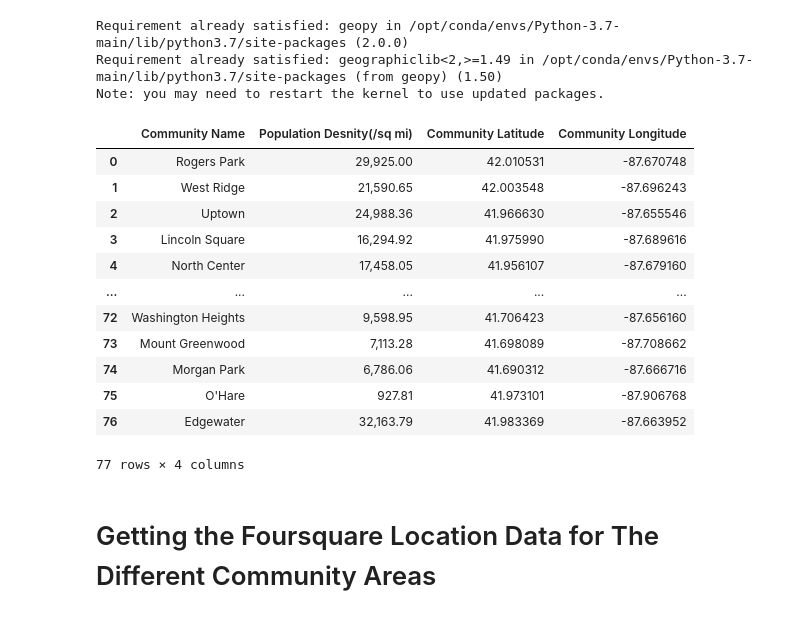
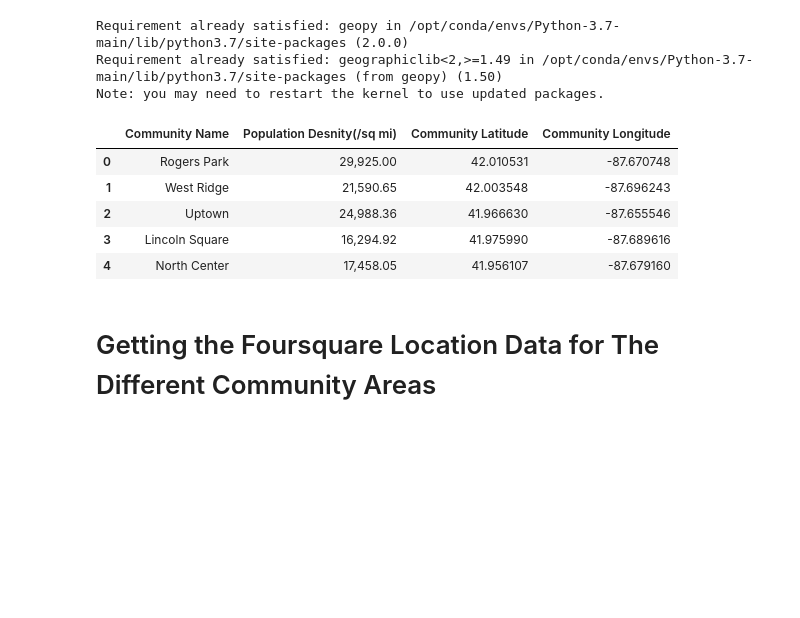
Before and after one commit to gjreig/Capstone, a Jupyter notebook: New Clustering Chicago's Community Areas.ipynb, the cells around one changed output. Cells and saved outputs as stored; diff of their text form; code cells hidden in the pictures; blank space fills up the shorter version.

```diff
--- a/New Clustering Chicago's Community Areas.ipynb
+++ b/New Clustering Chicago's Community Areas.ipynb
@@ -145,21 +141,14 @@ for value in df['Community Name']:
 df['Community Latitude']=lat
 df['Community Longitude']=long
 # %%
-df
+df.head()
 # %% [output]
 |  | Community Name | Population Desnity(/sq mi) | Community Latitude | Community Longitude |
 | 0 | Rogers Park | 29,925.00 | 42.010531 | -87.670748 |
 | 1 | West Ridge | 21,590.65 | 42.003548 | -87.696243 |
 | 2 | Uptown | 24,988.36 | 41.966630 | -87.655546 |
 | 3 | Lincoln Square | 16,294.92 | 41.975990 | -87.689616 |
 | 4 | North Center | 17,458.05 | 41.956107 | -87.679160 |
-| ... | ... | ... | ... | ... |
-| 72 | Washington Heights | 9,598.95 | 41.706423 | -87.656160 |
-| 73 | Mount Greenwood | 7,113.28 | 41.698089 | -87.708662 |
-| 74 | Morgan Park | 6,786.06 | 41.690312 | -87.666716 |
-| 75 | O'Hare | 927.81 | 41.973101 | -87.906768 |
-| 76 | Edgewater | 32,163.79 | 41.983369 | -87.663952 |
-77 rows × 4 columns
 # %% [markdown]
 <h1>Getting the Foursquare Location Data for The Different Community Areas</h1>
 # %%
```
Also changed, not shown: parts of 28 cells of this notebook.
